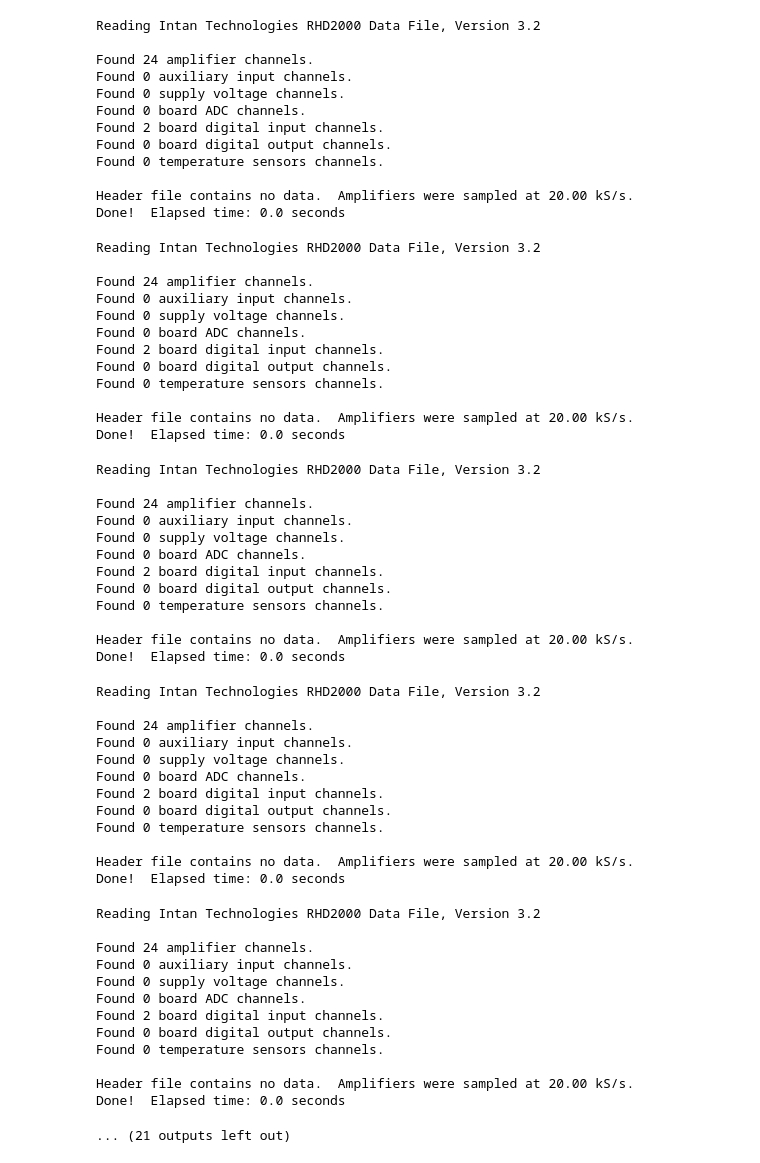
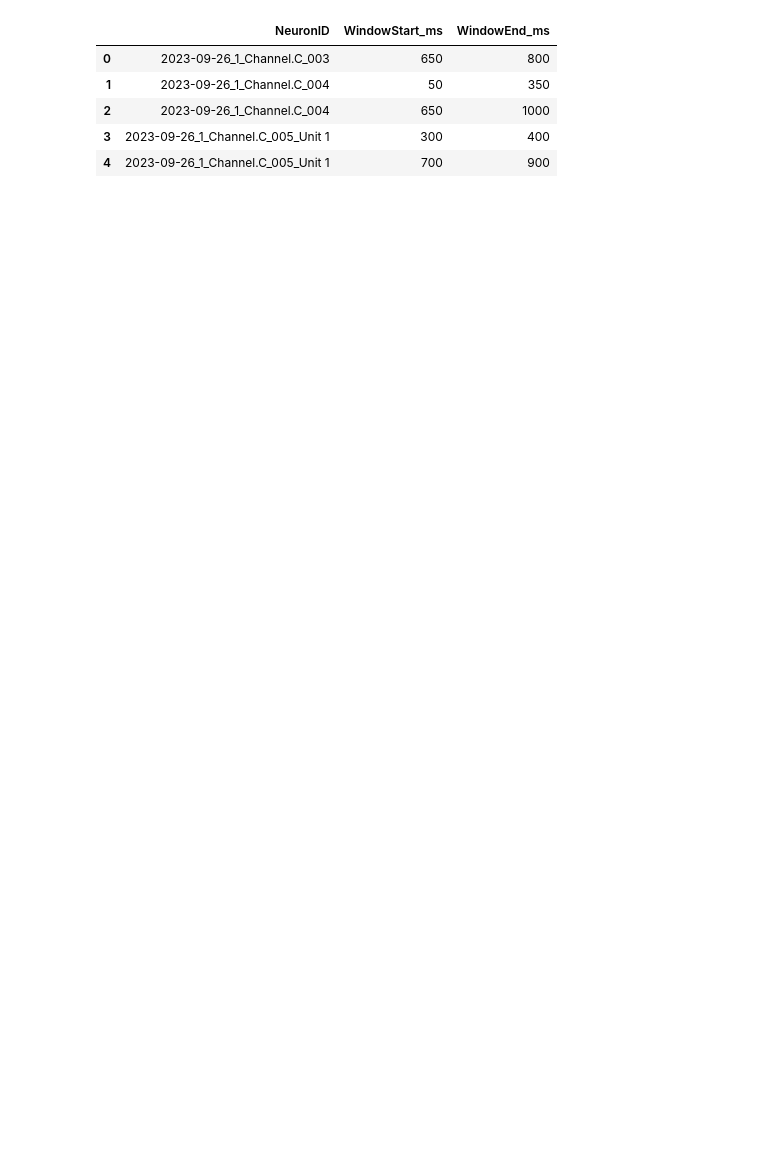
Before and after one commit to EdConnorLab/Julie, a Jupyter notebook: notebooks/response_window.ipynb, the cells around one changed output. Saved outputs shown, nothing was run; the diff lists cells and outputs as text; code cells hidden in the pictures; blank space fills up the shorter version.

```diff
--- a/notebooks/response_window.ipynb
+++ b/notebooks/response_window.ipynb
@@ -75,5 +73,5 @@ Done!  Elapsed time: 0.0 seconds
 import pandas as pd
 results_df = pd.DataFrame(results)
 results_df = results_df.sort_values(by=['NeuronID'])
-final_df = extract_spike_counts_from_windows(results_df)
+results_df.head()
 # %% [output]
@@ -164,61 +78,6 @@ Done!  Elapsed time: 0.0 seconds
-Reading Intan Technologies RHD2000 Data File, Version 3.2
-
-Found 24 amplifier channels.
-Found 0 auxiliary input channels.
-Found 0 supply voltage channels.
-Found 0 board ADC channels.
-Found 2 board digital input channels.
-Found 0 board digital output channels.
-Found 0 temperature sensors channels.
-
-Header file contains no data.  Amplifiers were sampled at 20.00 kS/s.
-Done!  Elapsed time: 0.0 seconds
-Reading Intan Technologies RHD2000 Data File, Version 3.2
-
-Found 24 amplifier channels.
-Found 0 auxiliary input channels.
-Found 0 supply voltage channels.
-Found 0 board ADC channels.
-Found 2 board digital input channels.
-Found 0 board digital output channels.
-Found 0 temperature sensors channels.
-
-Header file contains no data.  Amplifiers were sampled at 20.00 kS/s.
-Done!  Elapsed time: 0.0 seconds
-Reading Intan Technologies RHD2000 Data File, Version 3.2
-
-Found 24 amplifier channels.
-Found 0 auxiliary input channels.
-Found 0 supply voltage channels.
-Found 0 board ADC channels.
-Found 2 board digital input channels.
-Found 0 board digital output channels.
-Found 0 temperature sensors channels.
-
-Header file contains no data.  Amplifiers were sampled at 20.00 kS/s.
-Done!  Elapsed time: 0.0 seconds
-Reading Intan Technologies RHD2000 Data File, Version 3.2
-
-Found 24 amplifier channels.
-Found 0 auxiliary input channels.
-Found 0 supply voltage channels.
-Found 0 board ADC channels.
-Found 2 board digital input channels.
-Found 0 board digital output channels.
-Found 0 temperature sensors channels.
-
-Header file contains no data.  Amplifiers were sampled at 20.00 kS/s.
-Done!  Elapsed time: 0.0 seconds
-Reading Intan Technologies RHD2000 Data File, Version 3.2
-
-Found 24 amplifier channels.
-Found 0 auxiliary input channels.
-Found 0 supply voltage channels.
-Found 0 board ADC channels.
-Found 2 board digital input channels.
-Found 0 board digital output channels.
-Found 0 temperature sensors channels.
-
-Header file contains no data.  Amplifiers were sampled at 20.00 kS/s.
-Done!  Elapsed time: 0.0 seconds
-... (21 outputs left out)
+|  | NeuronID | WindowStart_ms | WindowEnd_ms |
+| 0 | 2023-09-26_1_Channel.C_003 | 650 | 800 |
+| 1 | 2023-09-26_1_Channel.C_004 | 50 | 350 |
+| 2 | 2023-09-26_1_Channel.C_004 | 650 | 1000 |
+| 3 | 2023-09-26_1_Channel.C_005_Unit 1 | 300 | 400 |
+| 4 | 2023-09-26_1_Channel.C_005_Unit 1 | 700 | 900 |
```
Also changed, not shown: parts of 6 cells of this notebook, 6 other files.
